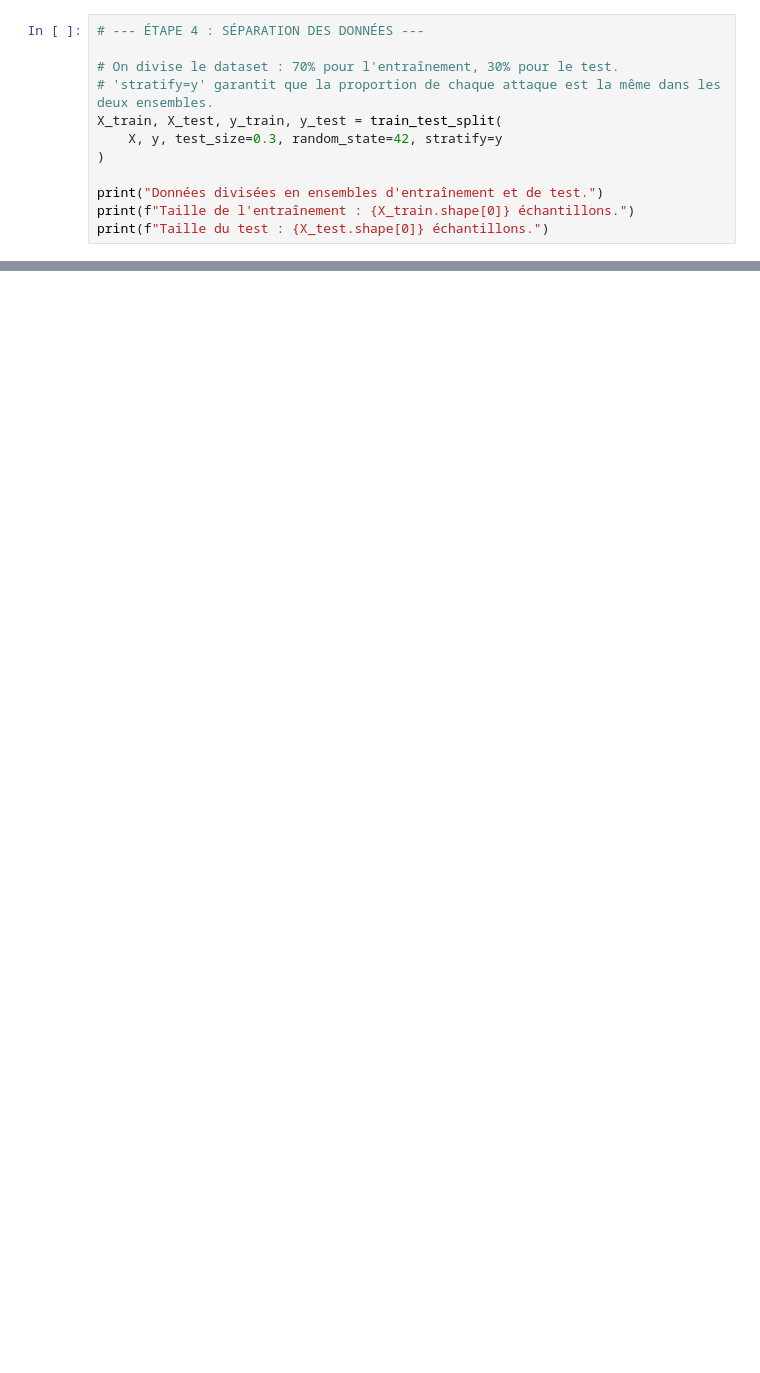
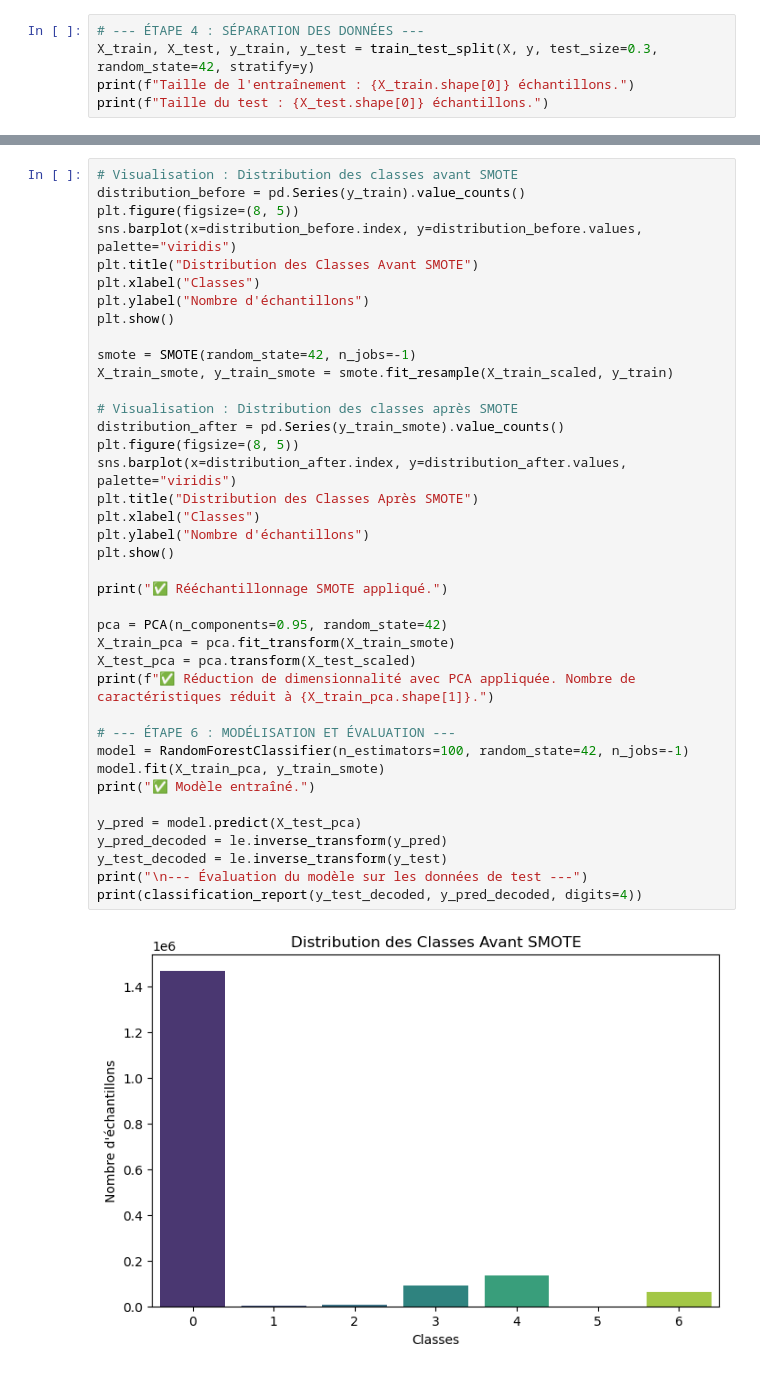
Before and after one commit to chaimaElouichouany/LLM-Powered-Automated-Incident-Response-and-Playbook-Generation, a Jupyter notebook: IDS.ipynb, the cells around one changed output, grey strips where cells are left out. Saved outputs shown, nothing was run; the diff lists cells and outputs as text; blank space fills up the shorter version.

```diff
--- a/IDS.ipynb
+++ b/IDS.ipynb
@@ -116,14 +108,7 @@ Name: count, dtype: int64
 ✅ Labels regroupés et encodés.
 # %%
 # --- ÉTAPE 4 : SÉPARATION DES DONNÉES ---
-
-# On divise le dataset : 70% pour l'entraînement, 30% pour le test.
-# 'stratify=y' garantit que la proportion de chaque attaque est la même dans les deux ensembles.
-X_train, X_test, y_train, y_test = train_test_split(
-    X, y, test_size=0.3, random_state=42, stratify=y
-)
-
-print("Données divisées en ensembles d'entraînement et de test.")
+X_train, X_test, y_train, y_test = train_test_split(X, y, test_size=0.3, random_state=42, stratify=y)
 print(f"Taille de l'entraînement : {X_train.shape[0]} échantillons.")
 print(f"Taille du test : {X_test.shape[0]} échantillons.")
 # %% [output]
@@ -199,0 +125,41 @@ Entraînement du RandomForestClassifier...
+# %%
+# Visualisation : Distribution des classes avant SMOTE
+distribution_before = pd.Series(y_train).value_counts()
+plt.figure(figsize=(8, 5))
+sns.barplot(x=distribution_before.index, y=distribution_before.values, palette="viridis")
+plt.title("Distribution des Classes Avant SMOTE")
+plt.xlabel("Classes")
+plt.ylabel("Nombre d'échantillons")
+plt.show()
+
+smote = SMOTE(random_state=42, n_jobs=-1)
+X_train_smote, y_train_smote = smote.fit_resample(X_train_scaled, y_train)
+
+# Visualisation : Distribution des classes après SMOTE
+distribution_after = pd.Series(y_train_smote).value_counts()
+plt.figure(figsize=(8, 5))
+sns.barplot(x=distribution_after.index, y=distribution_after.values, palette="viridis")
+plt.title("Distribution des Classes Après SMOTE")
+plt.xlabel("Classes")
+plt.ylabel("Nombre d'échantillons")
+plt.show()
+
+print("✅ Rééchantillonnage SMOTE appliqué.")
+
+pca = PCA(n_components=0.95, random_state=42)
+X_train_pca = pca.fit_transform(X_train_smote)
+X_test_pca = pca.transform(X_test_scaled)
+print(f"✅ Réduction de dimensionnalité avec PCA appliquée. Nombre de caractéristiques réduit à {X_train_pca.shape[1]}.")
+
+# --- ÉTAPE 6 : MODÉLISATION ET ÉVALUATION ---
+model = RandomForestClassifier(n_estimators=100, random_state=42, n_jobs=-1)
+model.fit(X_train_pca, y_train_smote)
+print("✅ Modèle entraîné.")
+
+y_pred = model.predict(X_test_pca)
+y_pred_decoded = le.inverse_transform(y_pred)
+y_test_decoded = le.inverse_transform(y_test)
+print("\n--- Évaluation du modèle sur les données de test ---")
+print(classification_report(y_test_decoded, y_pred_decoded, digits=4))
+# %% [output]
+[figure, added]
```
Also changed, not shown: parts of 8 cells of this notebook.
